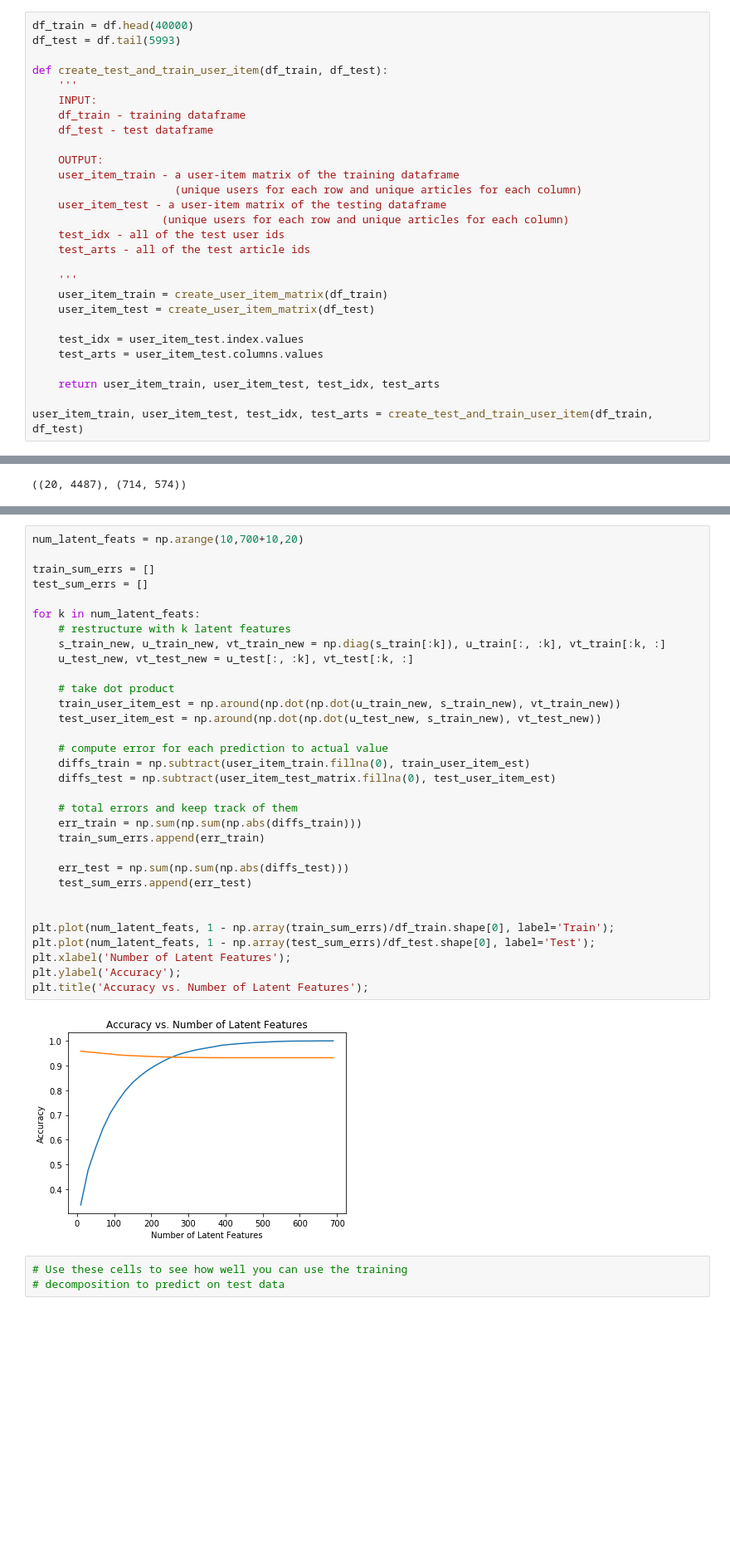
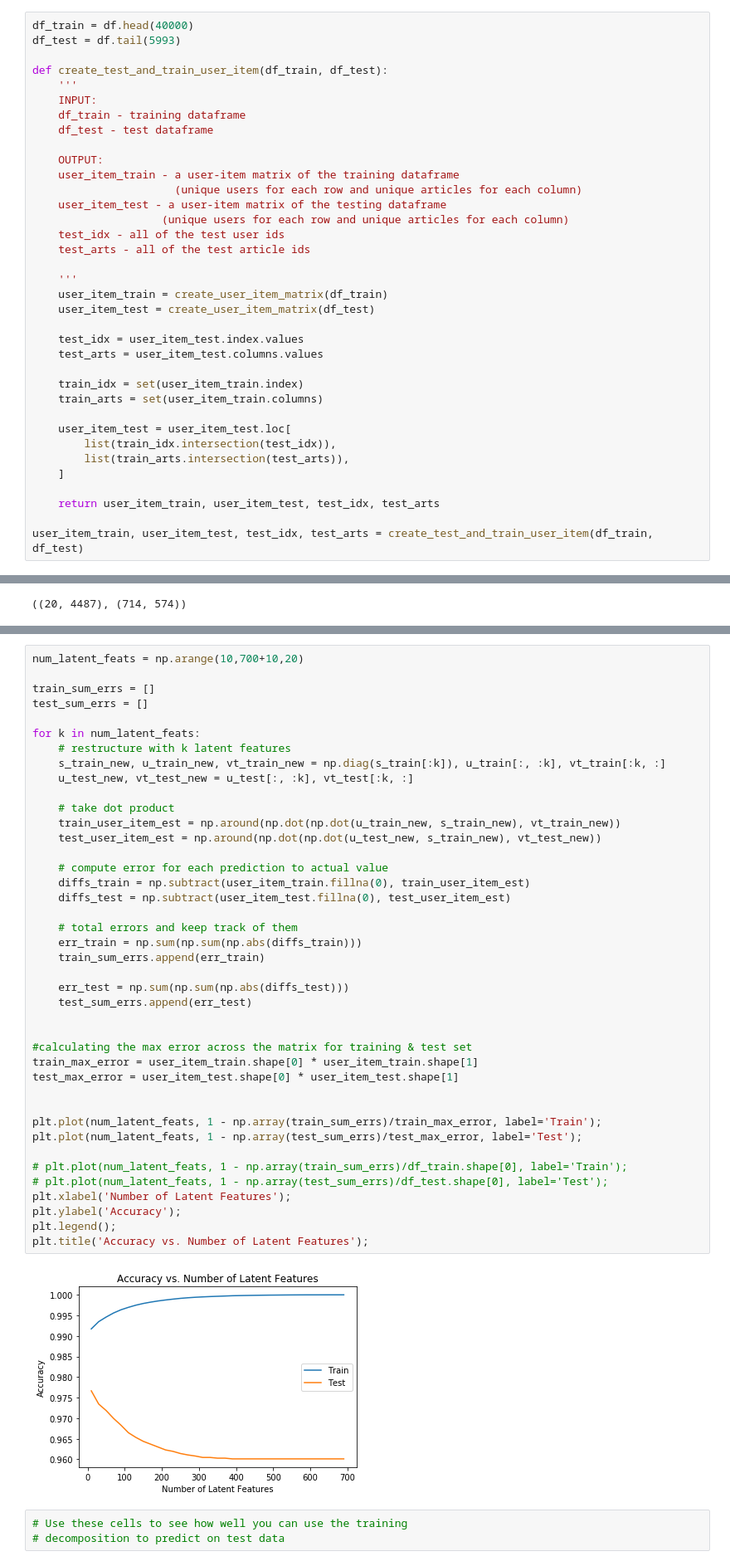
Before and after one commit to fairgelle/ibm-recommendation, a Jupyter notebook: Recommendations_with_IBM.ipynb, the cells around one changed output, grey strips where cells are left out. Shown at 83% size. Drawn from its saved outputs; the diff is of its cells as text; blank space fills up the shorter version.

```diff
--- a/Recommendations_with_IBM.ipynb
+++ b/Recommendations_with_IBM.ipynb
@@ -774,6 +773,14 @@ def create_test_and_train_user_item(df_train, df_test):
     test_idx = user_item_test.index.values
     test_arts = user_item_test.columns.values
 
+    train_idx = set(user_item_train.index)
+    train_arts = set(user_item_train.columns)
+
+    user_item_test = user_item_test.loc[
+        list(train_idx.intersection(test_idx)),
+        list(train_arts.intersection(test_arts)),
+    ]
+
     return user_item_train, user_item_test, test_idx, test_arts
 
 user_item_train, user_item_test, test_idx, test_arts = create_test_and_train_user_item(df_train, df_test)
@@ -854,37 +848,46 @@ user_item_test_matrix.shape
 # %%
 num_latent_feats = np.arange(10,700+10,20)
 
 train_sum_errs = []
 test_sum_errs = []
 
 for k in num_latent_feats:
     # restructure with k latent features
     s_train_new, u_train_new, vt_train_new = np.diag(s_train[:k]), u_train[:, :k], vt_train[:k, :]
     u_test_new, vt_test_new = u_test[:, :k], vt_test[:k, :]
 
     # take dot product
     train_user_item_est = np.around(np.dot(np.dot(u_train_new, s_train_new), vt_train_new))
     test_user_item_est = np.around(np.dot(np.dot(u_test_new, s_train_new), vt_test_new))
 
     # compute error for each prediction to actual value
     diffs_train = np.subtract(user_item_train.fillna(0), train_user_item_est)
-    diffs_test = np.subtract(user_item_test_matrix.fillna(0), test_user_item_est)
+    diffs_test = np.subtract(user_item_test.fillna(0), test_user_item_est)
 
     # total errors and keep track of them
     err_train = np.sum(np.sum(np.abs(diffs_train)))
     train_sum_errs.append(err_train)
 
     err_test = np.sum(np.sum(np.abs(diffs_test)))
     test_sum_errs.append(err_test)
 
 
-plt.plot(num_latent_feats, 1 - np.array(train_sum_errs)/df_train.shape[0], label='Train');
-plt.plot(num_latent_feats, 1 - np.array(test_sum_errs)/df_test.shape[0], label='Test');
+#calculating the max error across the matrix for training & test set
+train_max_error = user_item_train.shape[0] * user_item_train.shape[1]
+test_max_error = user_item_test.shape[0] * user_item_test.shape[1]
+
+
+plt.plot(num_latent_feats, 1 - np.array(train_sum_errs)/train_max_error, label='Train');
+plt.plot(num_latent_feats, 1 - np.array(test_sum_errs)/test_max_error, label='Test');
+
+# plt.plot(num_latent_feats, 1 - np.array(train_sum_errs)/df_train.shape[0], label='Train');
+# plt.plot(num_latent_feats, 1 - np.array(test_sum_errs)/df_test.shape[0], label='Test');
 plt.xlabel('Number of Latent Features');
 plt.ylabel('Accuracy');
+plt.legend();
 plt.title('Accuracy vs. Number of Latent Features');
 # %% [output]
-[figure, old version]
+[figure, new version]
 # %%
 # Use these cells to see how well you can use the training
 # decomposition to predict on test data
```
Also changed, not shown: parts of 7 cells of this notebook.
